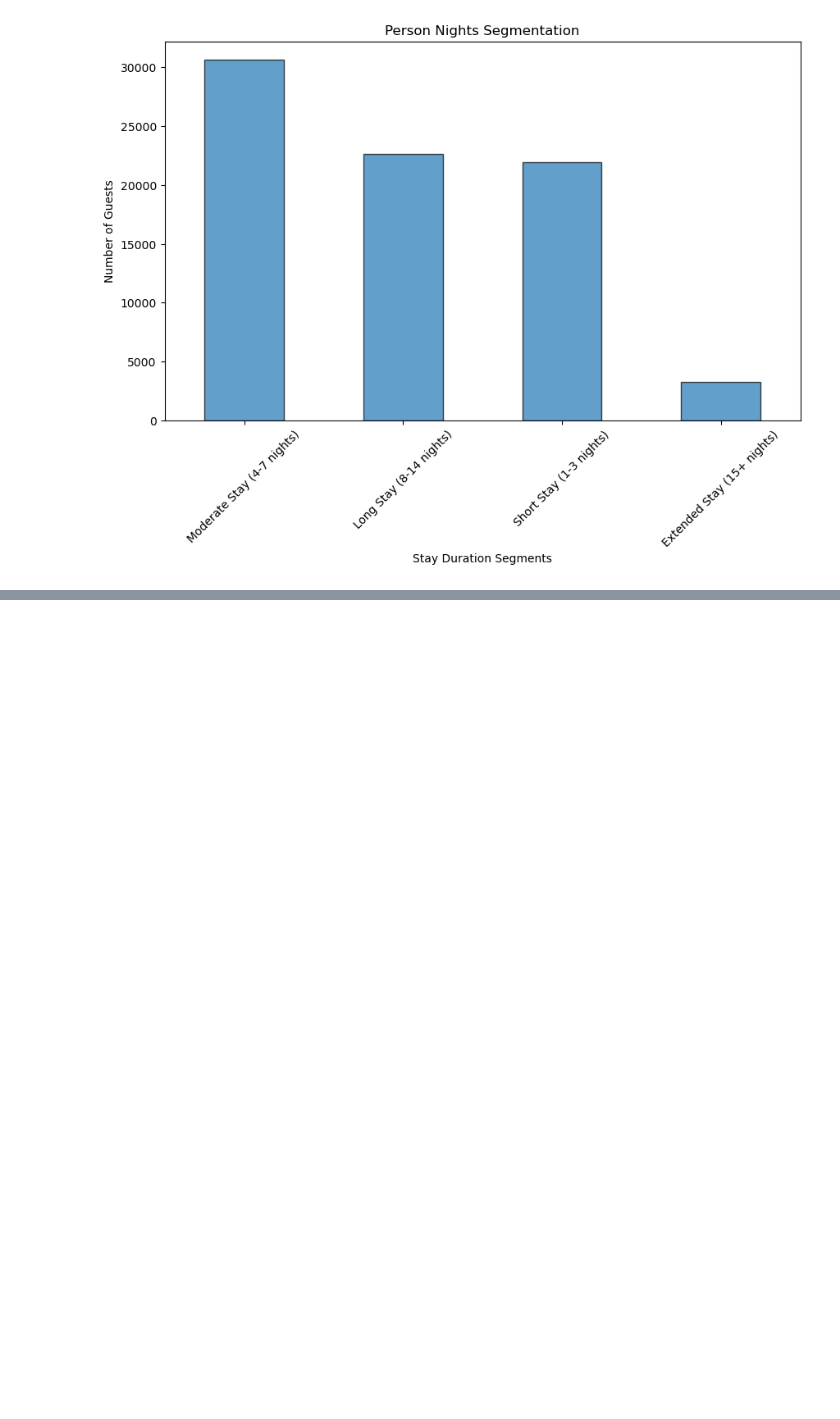
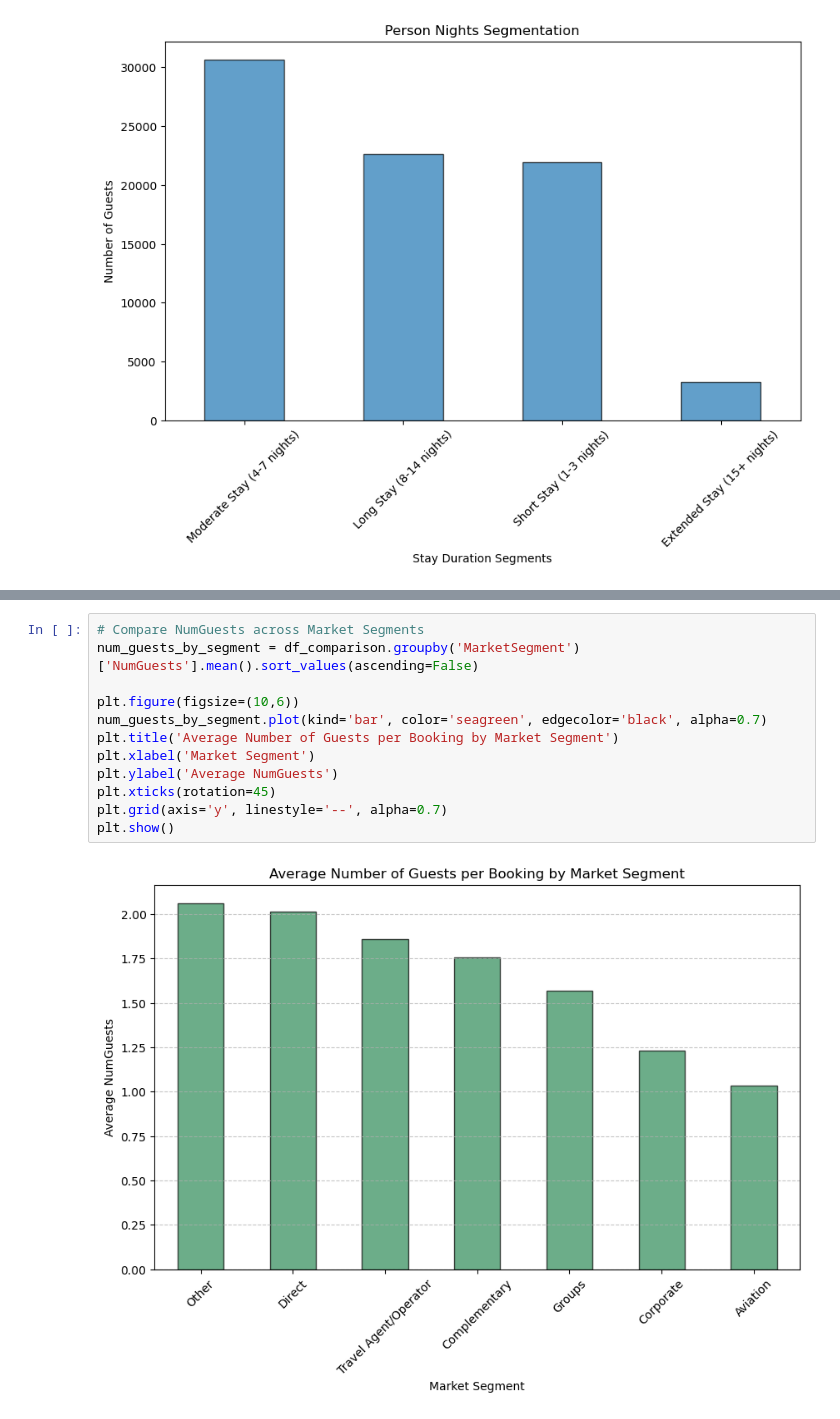
Before and after one commit to RubenCMarques/Hotel-Customer-Segmentation, a Jupyter notebook: Notebooks/Main_notebook.ipynb, the cells around one changed output, grey strips where cells are left out. Cells and saved outputs as stored; diff of their text form; blank space fills up the shorter version.

```diff
--- a/Notebooks/Main_notebook.ipynb
+++ b/Notebooks/Main_notebook.ipynb
@@ -897,0 +926,14 @@ ModuleNotFoundError: No module named 'ace_tools'
+# %%
+# Compare NumGuests across Market Segments
+num_guests_by_segment = df_comparison.groupby('MarketSegment')['NumGuests'].mean().sort_values(ascending=False)
+
+plt.figure(figsize=(10,6))
+num_guests_by_segment.plot(kind='bar', color='seagreen', edgecolor='black', alpha=0.7)
+plt.title('Average Number of Guests per Booking by Market Segment')
+plt.xlabel('Market Segment')
+plt.ylabel('Average NumGuests')
+plt.xticks(rotation=45)
+plt.grid(axis='y', linestyle='--', alpha=0.7)
+plt.show()
+# %% [output]
+[figure, added]
```
Also changed, not shown: parts of 6 cells of this notebook.
